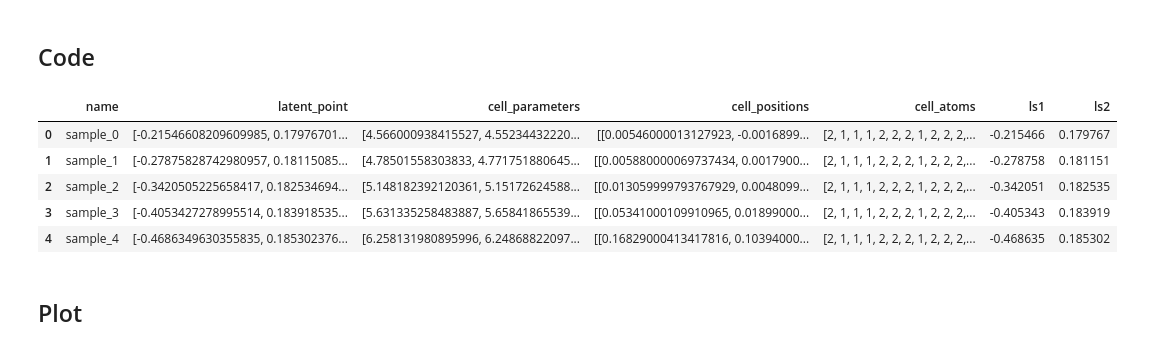
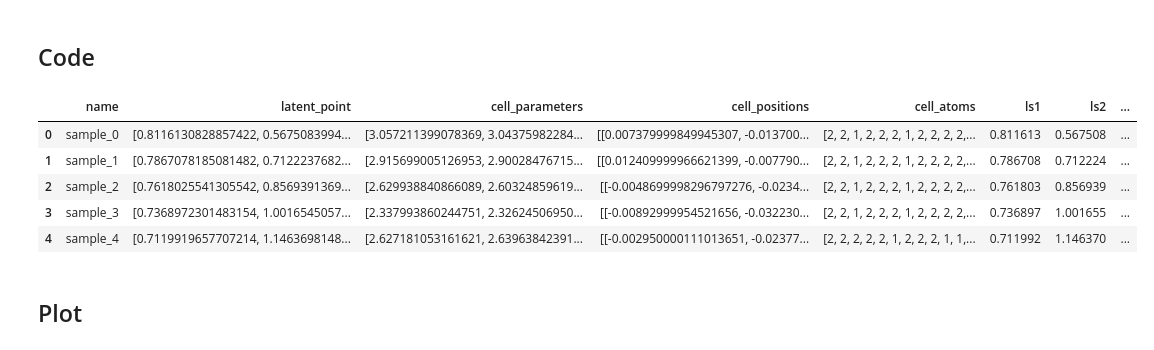
Before and after one commit to UlrikFriisJensen/ToSCA, a Jupyter notebook: plotting_notebook.ipynb, the cells around one changed output. Saved outputs shown, nothing was run; the diff lists cells and outputs as text; code cells hidden in the pictures.

```diff
--- a/plotting_notebook.ipynb
+++ b/plotting_notebook.ipynb
@@ -877,15 +877,15 @@ plt.savefig(f'{setup_json["model_root"]}{setup_json["experiment_name"]}/paper_fi
 ## Code
 # %%
 # Create latent samples for interpolation between two points
-n_latent_samples = 10
+n_latent_samples = 7
 
 # Define two latent points from pca space
 # latent_point_1 = (24, 1) # ex1 (9, -13)
 # latent_point_2 = (24, -15) # ex1 (24,-9)
 
 # Define n latent points from latent space
-crystal_types = ['RockSalt', 'Spinel', 'ZincBlende'] #['CadmiumIodide', 'CadmiumChloride'] #['RockSalt', 'Spinel', 'ZincBlende']
-indices = [0, 2, 4] #[14,3] #[0, 4, 0]
+crystal_types = ['NickelArsenide', 'CadmiumIodide', 'CadmiumChloride'] #['CadmiumIodide', 'CadmiumChloride'] #['RockSalt', 'Spinel', 'ZincBlende']
+indices = [0, 4, 3] #[14,3] #[0, 4, 0]
 point_indices = [df_rec[(df_rec['crystalType'] == crystal_type)].index[index] for crystal_type, index in zip(crystal_types, indices)]
 
 latent_points = [np.array(df_rec['latent_space_mean'].iloc[point_index]) for point_index in point_indices]
@@ -905,7 +905,7 @@ if pca_inter:
         if i == 0:
             interp_pca = np.array([np.linspace(latent_points[i][j], latent_points[i+1][j], n_latent_samples) for j in range(len(latent_points[i]))]).T
         else:
-            interp_pca = np.concatenate([interp_pca, np.array([np.linspace(latent_points[i][j], latent_points[i+1][j], n_latent_samples) for j in range(len(latent_points[i]))]).T], axis=0)
+            interp_pca = np.concatenate([interp_pca, np.array([np.linspace(latent_points[i][j], latent_points[i+1][j], n_latent_samples)[1:] for j in range(len(latent_points[i]))]).T], axis=0)
 
     if len(df_rec['latent_space_mean'].iloc[0]) > 2:
         interp_latent = pca.inverse_transform(interp_pca)
@@ -921,7 +921,7 @@ else:
         if i == 0:
             interp_latent = np.array([np.linspace(latent_points[i][j], latent_points[i+1][j], n_latent_samples) for j in range(len(latent_points[i]))]).T
         else:
-            interp_latent = np.concatenate([interp_latent, np.array([np.linspace(latent_points[i][j], latent_points[i+1][j], n_latent_samples) for j in range(len(latent_points[i]))]).T], axis=0)
+            interp_latent = np.concatenate([interp_latent, np.array([np.linspace(latent_points[i][j], latent_points[i+1][j], n_latent_samples)[1:] for j in range(len(latent_points[i]))]).T], axis=0)
 
     interp_latent = torch.tensor(interp_latent).float()
 
@@ -992,18 +992,19 @@ for batch in tqdm(interp_loader, desc='Interpolating', disable=setup_json['disab
 # %%
 df_interp = pd.DataFrame(interp_results)
 if len(df_interp['latent_point'].iloc[0]) == 2:
     df_interp[['ls1', 'ls2']] = df_interp['latent_point'].apply(pd.Series)
 else:
     # Perform PCA
     df_interp[['pc1', 'pc2']] = pca.transform(np.array(df_interp['latent_point'].values.tolist()))
+df_interp['Interpolation number'] = df_interp['name'].apply(lambda x: int(x.split('_')[1]))
 df_interp.head()
 # %% [output]
-|  | name | latent_point | cell_parameters | cell_positions | cell_atoms | ls1 | ls2 |
-| 0 | sample_0 | [-0.21546608209609985, 0.17976701... | [4.566000938415527, 4.55234432220... | [[0.00546000013127923, -0.0016899... | [2, 1, 1, 1, 2, 2, 2, 1, 2, 2, 2,... | -0.215466 | 0.179767 |
-| 1 | sample_1 | [-0.27875828742980957, 0.18115085... | [4.78501558303833, 4.771751880645... | [[0.005880000069737434, 0.0017900... | [2, 1, 1, 1, 2, 2, 2, 1, 2, 2, 2,... | -0.278758 | 0.181151 |
-| 2 | sample_2 | [-0.3420505225658417, 0.182534694... | [5.148182392120361, 5.15172624588... | [[0.013059999793767929, 0.0048099... | [2, 1, 1, 1, 2, 2, 2, 1, 2, 2, 2,... | -0.342051 | 0.182535 |
-| 3 | sample_3 | [-0.4053427278995514, 0.183918535... | [5.631335258483887, 5.65841865539... | [[0.05341000109910965, 0.01899000... | [2, 1, 1, 1, 2, 2, 2, 1, 2, 2, 2,... | -0.405343 | 0.183919 |
-| 4 | sample_4 | [-0.4686349630355835, 0.185302376... | [6.258131980895996, 6.24868822097... | [[0.16829000413417816, 0.10394000... | [2, 1, 1, 1, 2, 2, 2, 1, 2, 2, 2,... | -0.468635 | 0.185302 |
+|  | name | latent_point | cell_parameters | cell_positions | cell_atoms | ls1 | ls2 | ... |
+| 0 | sample_0 | [0.8116130828857422, 0.5675083994... | [3.057211399078369, 3.04375982284... | [[0.007379999849945307, -0.013700... | [2, 2, 1, 2, 2, 2, 1, 2, 2, 2, 2,... | 0.811613 | 0.567508 | ... |
+| 1 | sample_1 | [0.7867078185081482, 0.7122237682... | [2.915699005126953, 2.90028476715... | [[0.012409999966621399, -0.007790... | [2, 2, 1, 2, 2, 2, 1, 2, 2, 2, 2,... | 0.786708 | 0.712224 | ... |
+| 2 | sample_2 | [0.7618025541305542, 0.8569391369... | [2.629938840866089, 2.60324859619... | [[-0.0048699998296797276, -0.0234... | [2, 2, 1, 2, 2, 2, 1, 2, 2, 2, 2,... | 0.761803 | 0.856939 | ... |
+| 3 | sample_3 | [0.7368972301483154, 1.0016545057... | [2.337993860244751, 2.32624506950... | [[-0.00892999954521656, -0.032230... | [2, 2, 1, 2, 2, 2, 1, 2, 2, 2, 2,... | 0.736897 | 1.001655 | ... |
+| 4 | sample_4 | [0.7119919657707214, 1.1463698148... | [2.627181053161621, 2.63963842391... | [[-0.002950000111013651, -0.02377... | [2, 2, 2, 2, 2, 1, 2, 2, 2, 1, 1,... | 0.711992 | 1.146370 | ... |
 # %% [markdown]
 ## Plot
 # %%
```
Also changed, not shown: parts of 14 cells of this notebook.
